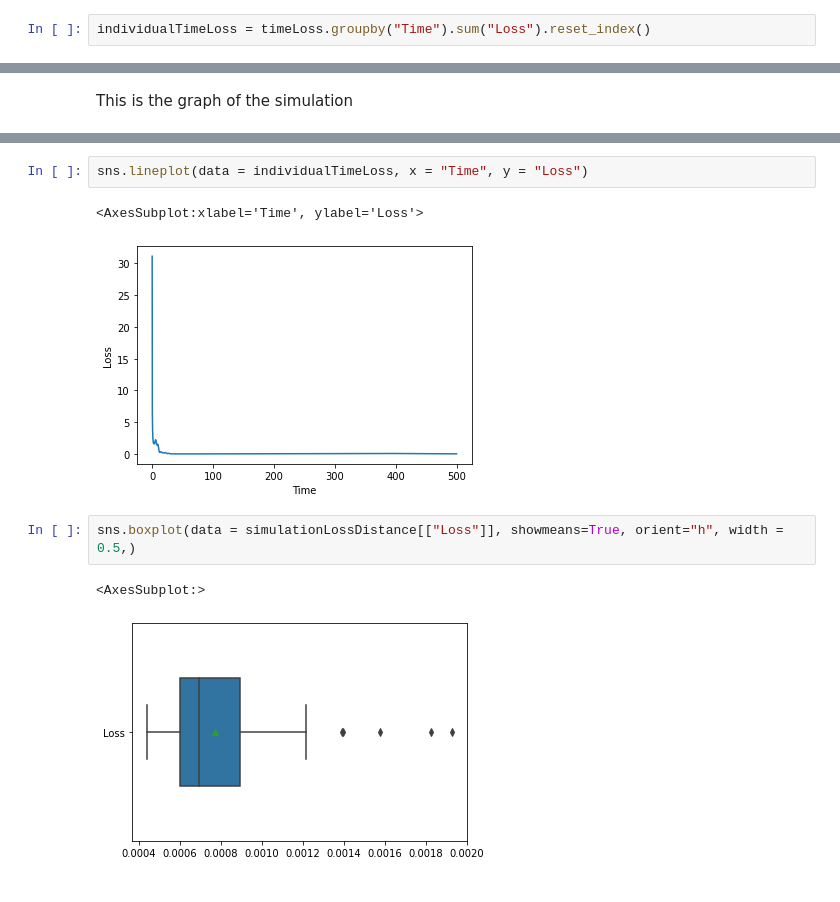
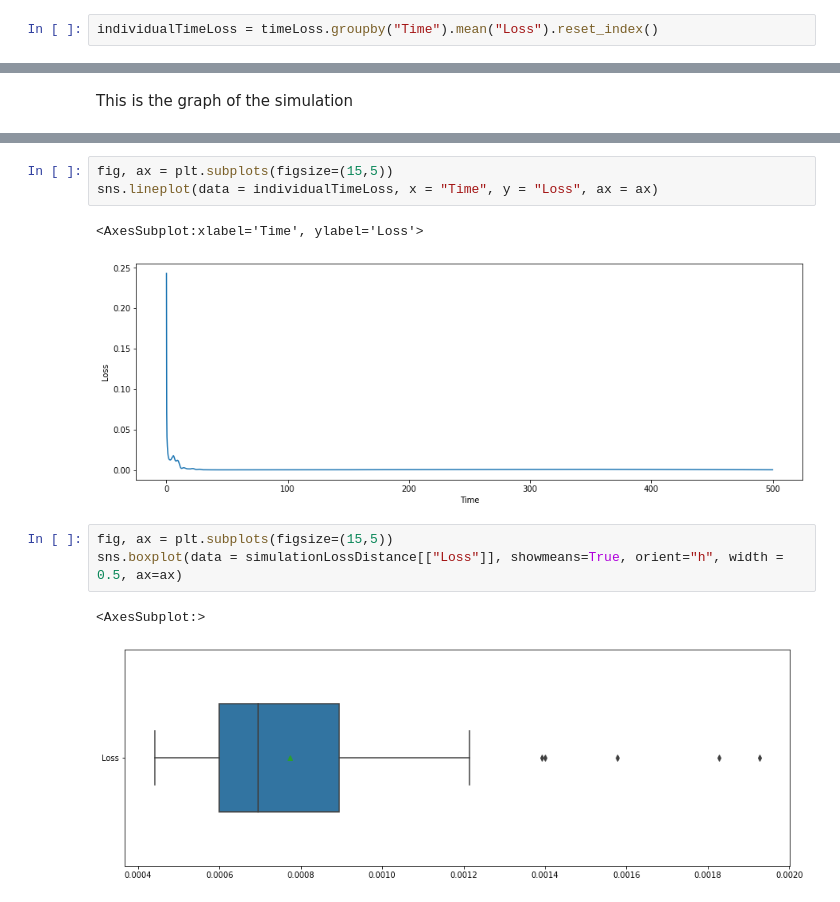
Before and after one commit to runnily/3095-Simulations-of-hybrid-systems-using-neural-networks, a Jupyter notebook: plots/dynamic systems/Laub Loomis.ipynb, the cells around one changed output, grey strips where cells are left out. Saved outputs shown, nothing was run; the diff lists cells and outputs as text.

```diff
--- a/plots/dynamic systems/Laub Loomis.ipynb
+++ b/plots/dynamic systems/Laub Loomis.ipynb
@@ -340,7 +354,7 @@ timeLoss.head()
 | 3 | 0.3 | (0.76, 0.76, 0.76, 0.76, 0.76, 0.... | 0.046158 |
 | 4 | 0.4 | (0.76, 0.76, 0.76, 0.76, 0.76, 0.... | 0.038026 |
 # %%
-individualTimeLoss = timeLoss.groupby("Time").sum("Loss").reset_index()
+individualTimeLoss = timeLoss.groupby("Time").mean("Loss").reset_index()
 # %%
 individualTimeLoss.head()
 # %% [output]
@@ -362,10 +369,12 @@ g.add_legend()
 # %%
-sns.lineplot(data = individualTimeLoss, x = "Time", y = "Loss")
+fig, ax = plt.subplots(figsize=(15,5))
+sns.lineplot(data = individualTimeLoss, x = "Time", y = "Loss", ax = ax)
 # %% [output]
 <AxesSubplot:xlabel='Time', ylabel='Loss'>
-[figure, old version]
+[figure, new version]
 # %%
-sns.boxplot(data = simulationLossDistance[["Loss"]], showmeans=True, orient="h", width = 0.5,)
+fig, ax = plt.subplots(figsize=(15,5))
+sns.boxplot(data = simulationLossDistance[["Loss"]], showmeans=True, orient="h", width = 0.5, ax=ax)
 # %% [output]
 <AxesSubplot:>
-[figure, old version]
+[figure, new version]
```
Also changed, not shown: parts of 5 cells of this notebook, 6 other files.
